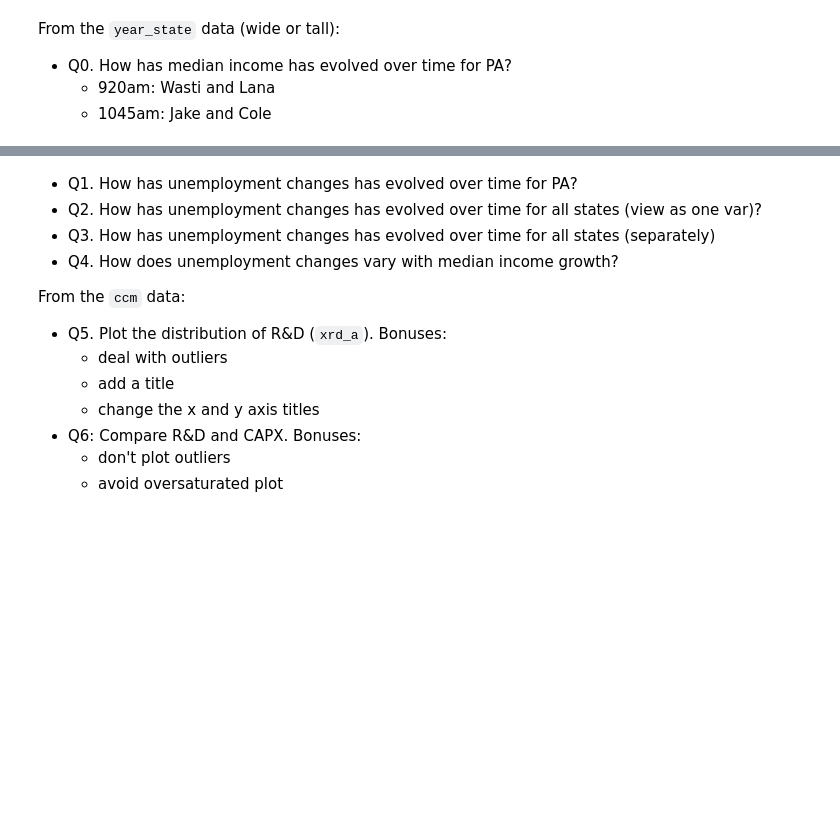
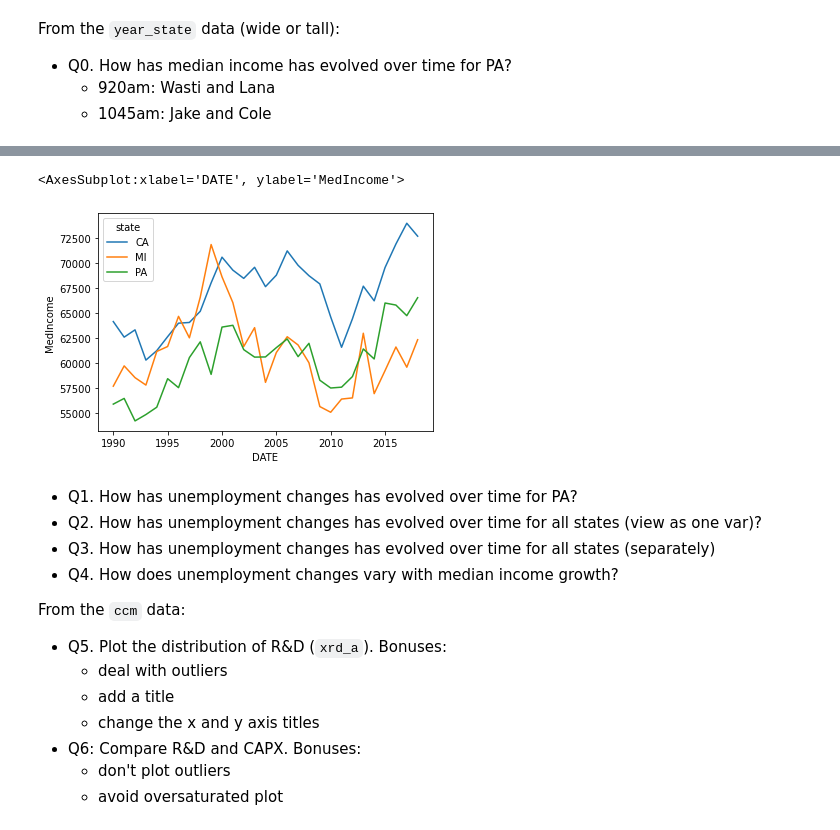
Before and after one commit to priyagb99/Class-Notes-920am, a Jupyter notebook: exercises/Plotting exercises.ipynb, the cells around one changed output, grey strips where cells are left out. Cells and saved outputs as stored; diff of their text form; code cells hidden in the pictures; blank space fills up the shorter version.

```diff
--- a/exercises/Plotting exercises.ipynb
+++ b/exercises/Plotting exercises.ipynb
@@ -126,3 +145,12 @@ sns.lineplot(data=year_state_tall,
+# %%
+# seaborn tall, "hue" means you can plot separately for many categories
+sns.lineplot(data=year_state_tall,
+             x="DATE",
+             y="MedIncome",
+             hue='state')
+# %% [output]
+<AxesSubplot:xlabel='DATE', ylabel='MedIncome'>
+[figure, added]
 # %% [markdown]
 - Q1. How has unemployment changes has evolved over time for PA?
 - Q2. How has unemployment changes  has evolved over time for all states (view as one var)?
```
Also changed, not shown: parts of 11 cells of this notebook.
